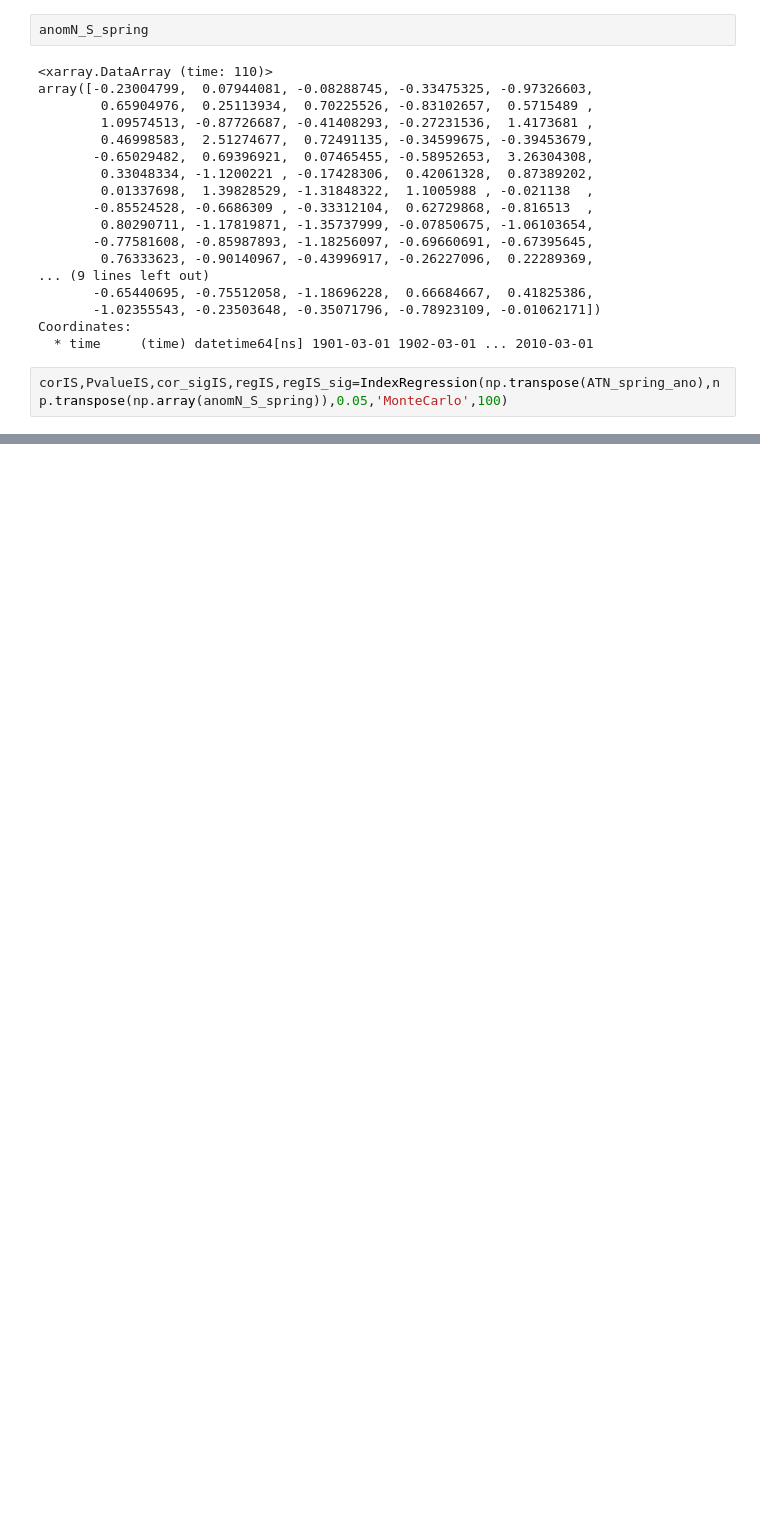
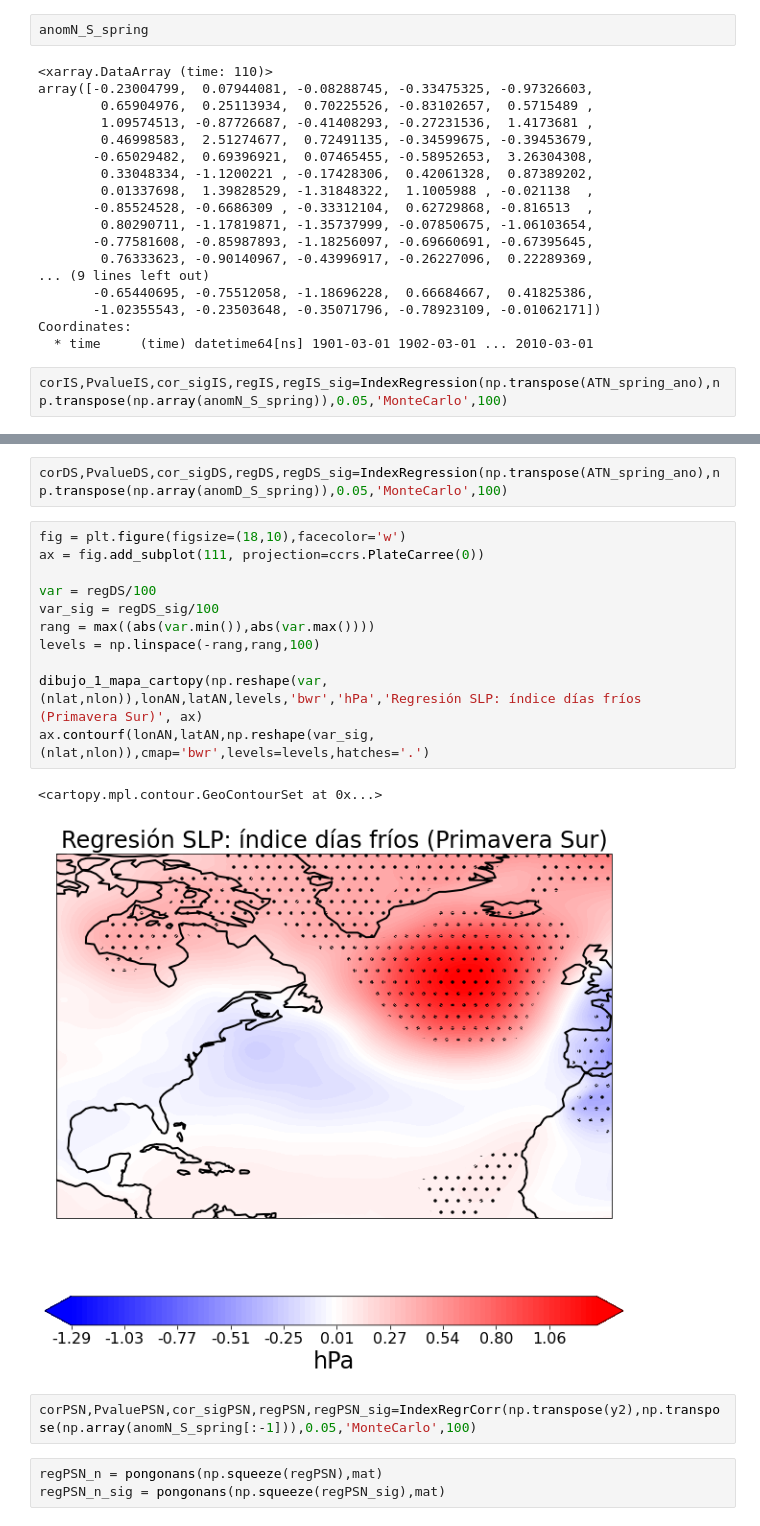
Before and after one commit to nagoremeabe/practica_3, a Jupyter notebook: Practica3_Diego_Parte2.ipynb, the cells around one changed output, grey strips where cells are left out. Cells and saved outputs as stored; diff of their text form; blank space fills up the shorter version.

```diff
--- a/Practica3_Diego_Parte2.ipynb
+++ b/Practica3_Diego_Parte2.ipynb
@@ -1003,0 +1008,21 @@ ax.contourf(lonAN,latAN,np.reshape(var_sig,(nlat,nlon)),cmap='bwr',levels=levels
+# %%
+corDS,PvalueDS,cor_sigDS,regDS,regDS_sig=IndexRegression(np.transpose(ATN_spring_ano),np.transpose(np.array(anomD_S_spring)),0.05,'MonteCarlo',100)
+# %%
+fig = plt.figure(figsize=(18,10),facecolor='w')
+ax = fig.add_subplot(111, projection=ccrs.PlateCarree(0))
+
+var = regDS/100
+var_sig = regDS_sig/100
+rang = max((abs(var.min()),abs(var.max())))
+levels = np.linspace(-rang,rang,100)
+
+dibujo_1_mapa_cartopy(np.reshape(var,(nlat,nlon)),lonAN,latAN,levels,'bwr','hPa','Regresión SLP: índice días fríos (Primavera Sur)', ax)
+ax.contourf(lonAN,latAN,np.reshape(var_sig,(nlat,nlon)),cmap='bwr',levels=levels,hatches='.')
+# %% [output]
+<cartopy.mpl.contour.GeoContourSet at 0x...>
+[figure, added]
+# %%
+corPSN,PvaluePSN,cor_sigPSN,regPSN,regPSN_sig=IndexRegrCorr(np.transpose(y2),np.transpose(np.array(anomN_S_spring[:-1])),0.05,'MonteCarlo',100)
+# %%
+regPSN_n = pongonans(np.squeeze(regPSN),mat)
+regPSN_n_sig = pongonans(np.squeeze(regPSN_sig),mat)
```
Also changed, not shown: parts of 18 cells of this notebook.
